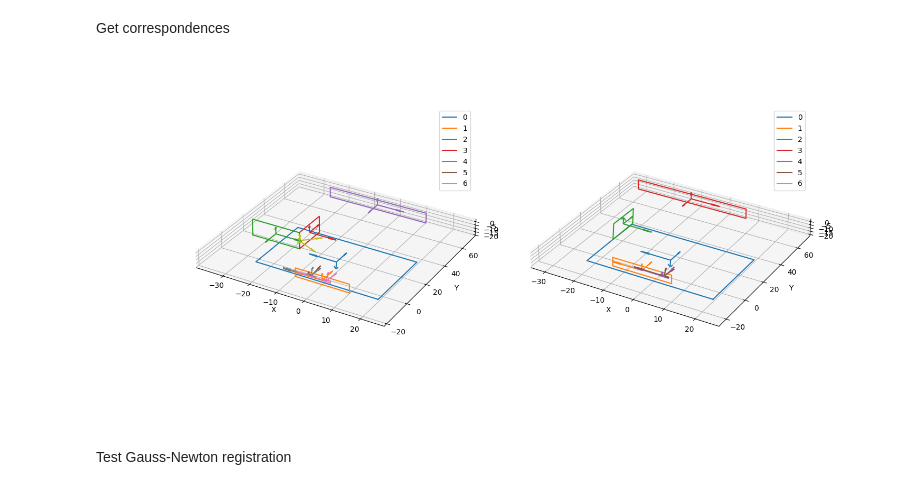
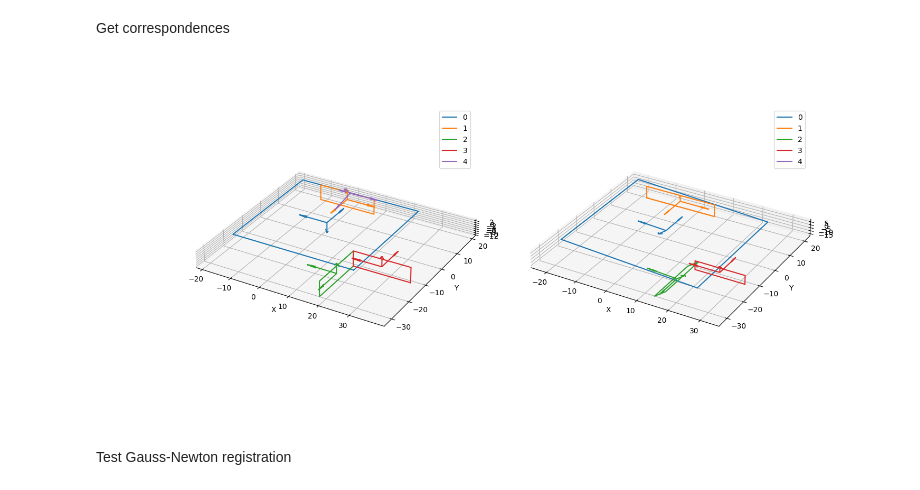
Before and after one commit to Stanford-NavLab/planeslam, a Jupyter notebook: notebooks/registration/gauss_newton_plane_registration.ipynb, the cells around one changed output. Saved outputs shown, nothing was run; the diff lists cells and outputs as text; code cells hidden in the pictures.

```diff
--- a/notebooks/registration/gauss_newton_plane_registration.ipynb
+++ b/notebooks/registration/gauss_newton_plane_registration.ipynb
@@ -34,30 +37,30 @@ for i in range(num_scans):
 # %% [markdown]
 Get correspondences
 # %%
-idx_1 = 7
-idx_2 = 8
+idx_1 = 0
+idx_2 = 1
 
 # Plot 2 scans
 fig = plt.figure(figsize=(15,7))
 ax1 = fig.add_subplot(1, 2, 1, projection='3d')
 ax2 = fig.add_subplot(1, 2, 2, projection='3d')
 
 ax1.set_box_aspect((np.ptp(PC_data[0][:,0]), np.ptp(PC_data[0][:,1]), np.ptp(PC_data[0][:,2])))
 ax2.set_box_aspect((np.ptp(PC_data[0][:,0]), np.ptp(PC_data[0][:,1]), np.ptp(PC_data[0][:,2])))
 ax1.set_xlabel("X")
 ax1.set_ylabel("Y")
 ax2.set_xlabel("X")
 ax2.set_ylabel("Y")
 
 scans[idx_1].plot(ax1, show_normals=True)
 scans[idx_2].plot(ax2, show_normals=True)
 
 # Color legend
 num_colors = max([len(s.planes) for s in scans[0:2]])
 color_legend(ax1, num_colors)
 color_legend(ax2, num_colors)
 # %% [output]
-[figure, old version]
+[figure, new version]
 # %%
 # Extract normals and distances
 # Use idx_2 as source and idx_1 as target
```
Also changed, not shown: parts of 10 cells of this notebook, 4 other files.
